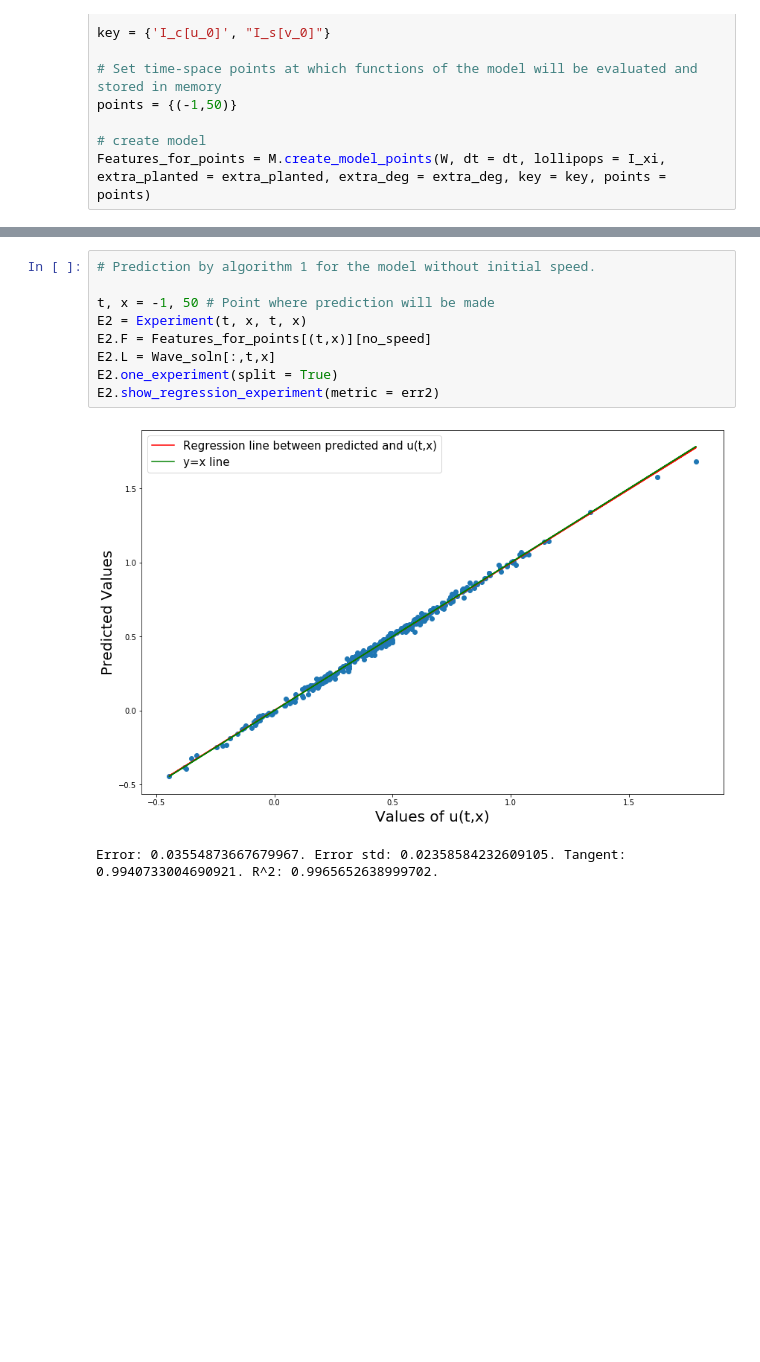
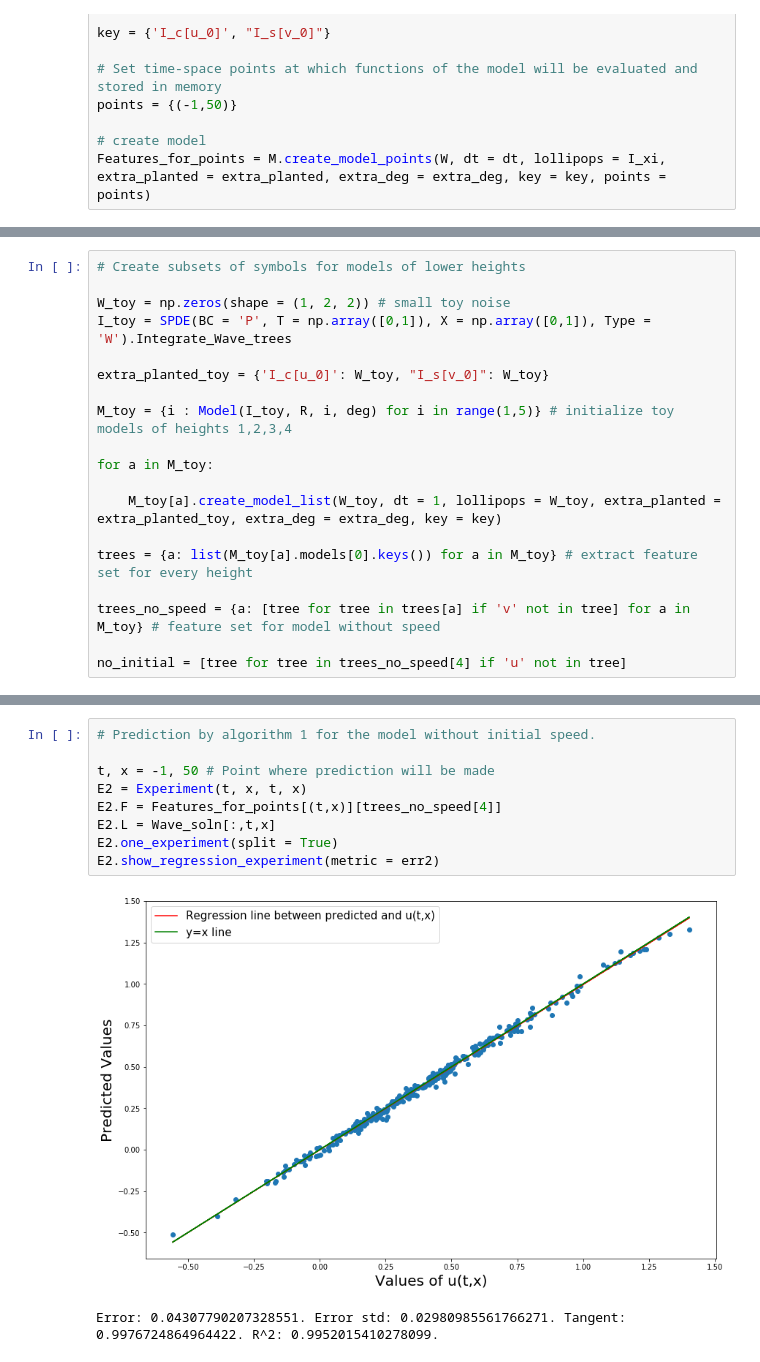
Before and after one commit to andrisger/Feature-Engineering-with-Regularity-Structures, a Jupyter notebook: Wave_Numerics.ipynb, the cells around one changed output, grey strips where cells are left out. Cells and saved outputs as stored; diff of their text form; blank space fills up the shorter version.

Commit message:
Add files via upload
added experiments per height

```diff
--- a/Wave_Numerics.ipynb
+++ b/Wave_Numerics.ipynb
@@ -71,3 +67,22 @@ no_initial = [a for a in no_speed if 'u' not in a]
+# %%
+# Create subsets of symbols for models of lower heights
+
+W_toy = np.zeros(shape = (1, 2, 2)) # small toy noise
+I_toy = SPDE(BC = 'P', T = np.array([0,1]), X = np.array([0,1]), Type = 'W').Integrate_Wave_trees
+
+extra_planted_toy = {'I_c[u_0]': W_toy, "I_s[v_0]": W_toy}
+
+M_toy = {i : Model(I_toy, R, i, deg) for i in range(1,5)} # initialize toy models of heights 1,2,3,4
+
+for a in M_toy:
+
+    M_toy[a].create_model_list(W_toy, dt = 1, lollipops = W_toy, extra_planted = extra_planted_toy, extra_deg = extra_deg, key = key)
+
+trees = {a: list(M_toy[a].models[0].keys()) for a in M_toy} # extract feature set for every height
+
+trees_no_speed = {a: [tree for tree in trees[a] if 'v' not in tree] for a in M_toy} # feature set for model without speed
+
+no_initial = [tree for tree in trees_no_speed[4] if 'u' not in tree]
 # %%
 # Prediction by algorithm 1 for the full model.
 
@@ -83,15 +98,15 @@ Error: 0.015026512664853567. Error std: 0.011631767535607062. Tangent: 0.9982448
 # %%
 # Prediction by algorithm 1 for the model without initial speed.
 
 t, x = -1, 50 # Point where prediction will be made
 E2 = Experiment(t, x, t, x)
-E2.F = Features_for_points[(t,x)][no_speed]
+E2.F = Features_for_points[(t,x)][trees_no_speed[4]]
 E2.L = Wave_soln[:,t,x]
 E2.one_experiment(split = True)
 E2.show_regression_experiment(metric = err2)
 # %% [output]
-[figure, old version]
+[figure, new version]
-Error: 0.03554873667679967. Error std: 0.02358584232609105. Tangent: 0.9940733004690921. R^2: 0.9965652638999702.
+Error: 0.04307790207328551. Error std: 0.02980985561766271. Tangent: 0.9976724864964422. R^2: 0.9952015410278099.
 # %%
 # Prediction by algorithm 1 for the model without initial conditions.
 
```
Also changed, not shown: parts of 9 cells of this notebook.
